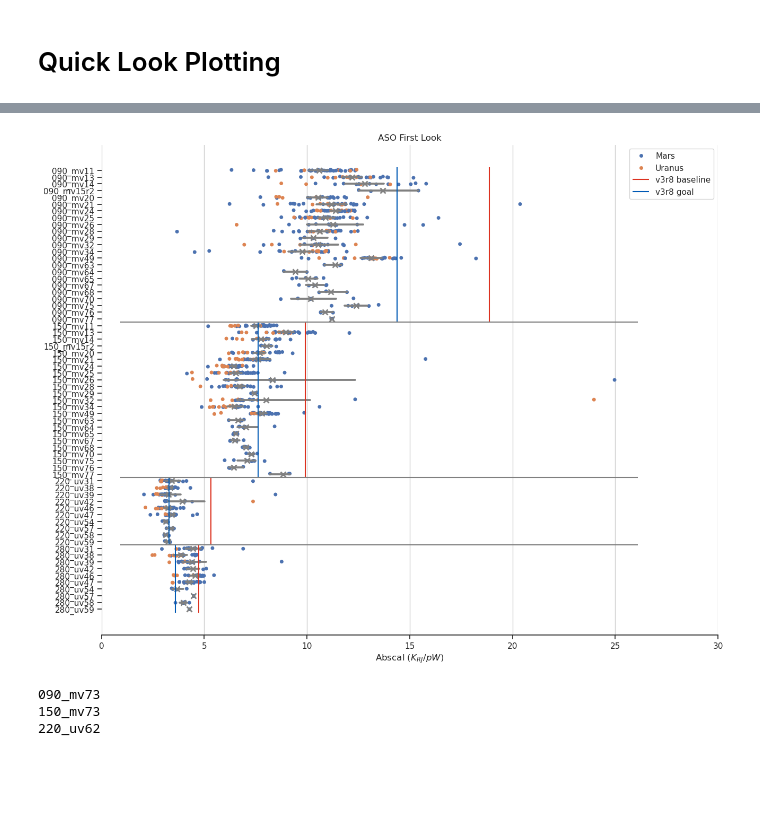
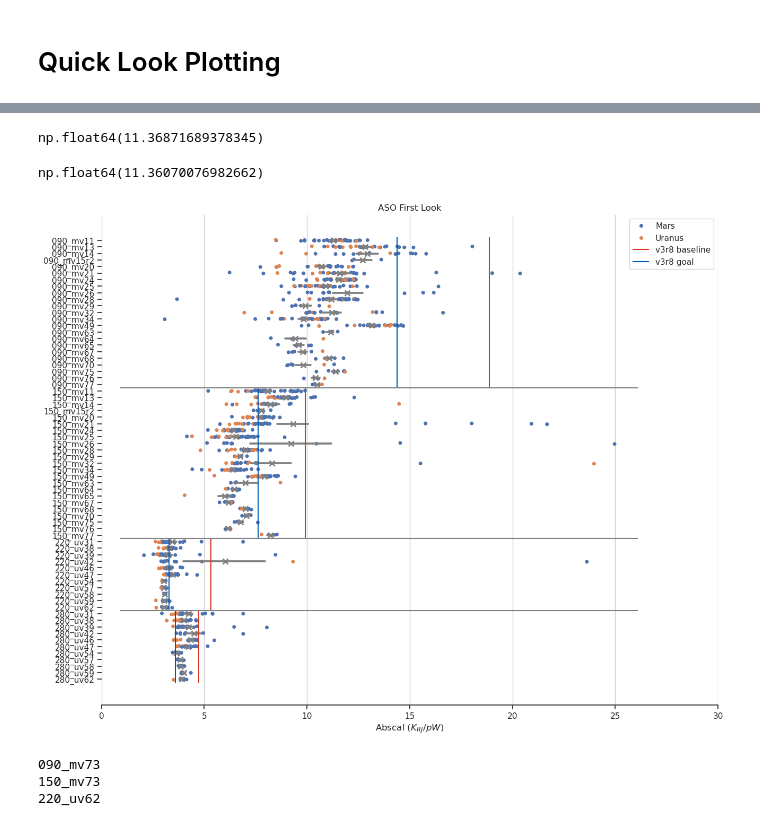
Before and after one commit to Sulla2012/LAT_Loading, a Jupyter notebook: latcom/notebooks/abscal.ipynb, the cells around one changed output, grey strips where cells are left out. Cells and saved outputs as stored; diff of their text form; code cells hidden in the pictures; blank space fills up the shorter version.

```diff
--- a/latcom/notebooks/abscal.ipynb
+++ b/latcom/notebooks/abscal.ipynb
@@ -121,0 +106,5 @@ ufms
+# %%
+label=labels[0]
+data = df[df.labels == label].cals.to_numpy()
+
+cals_boot = bootstrap(data)
@@ -122,3 +121,11 @@ ufms
+# %%
+boostrap(data,
+# %% [output]
+np.float64(11.36871689378345)
+# %%
+np.mean(cals_boot)
+# %% [output]
+np.float64(11.36070076982662)
 # %%
 t_cut_low = Time("2026-05-01T00:00:00", format="isot", scale="utc")
 t_cut_high = Time("2026-09-01T00:00:00", format="isot", scale="utc")
@@ -165,7 +172,7 @@ cut_planets = ["Saturn", "Neptune"]
 sns.stripplot(df.where((df.pwvs < 3) & (df.cals < 30) & (df.times > t_cut.unix) & (~df.sources.isin(cut_planets))),
     x="cals", y="labels", hue="sources", zorder=1,)
 sns.pointplot(data=df.where((df.pwvs < 3) & (df.cals < 30) & (df.times > t_cut.unix) & (~df.sources.isin(cut_planets))),
-    x="cals", y="labels", linestyle="none", marker="x", color="0.5", zorder=2,)
+    x="cals", y="labels", linestyle="none", marker="x", color="0.5", zorder=2, errorbar=bootstrap_err)
 
 #sns.pointplot(data=means_df, x="nominal_cals", y="labels", linestyle="none", marker="x", color="black", zorder=2, label="SO Nominal", markersize=6)
 #plot = sns.pointplot(data=means_df, x="aso_cals", y="labels", linestyle="none", marker="o", color="blue", zorder=2, label="ASO", markersize=6)
@@ -193,34 +200,34 @@ pos_150 = pos_090 + len([label for label in set(df[(df.pwvs < 3) & (df.cals < 50
 pos_220 = pos_150 + len([label for label in set(df[(df.pwvs < 3) & (df.cals < 50) & (df.times > t_cut.unix) & (~df.sources.isin(cut_planets))].labels.to_numpy()) if "220" in label])
 pos_280 = pos_220 + len([label for label in set(df[(df.pwvs < 3) & (df.cals < 50) & (df.times > t_cut.unix) & (~df.sources.isin(cut_planets))].labels.to_numpy()) if "280" in label])
 
 plt.vlines(1.0 / (1e12 * (sim["MF"]["baseline"]["MF_1"]["dpdt_rj"])), ymin=ymin, ymax=pos_090, label="v3r8 baseline", color=c_base,)
 plt.vlines(1.0 / (1e12 * (sim["MF"]["goal"]["MF_1"]["dpdt_rj"])), ymin=ymin, ymax=pos_090, label="v3r8 goal", color=c_goal,)
 
 plt.vlines(1.0 / (1e12 * (sim["MF"]["baseline"]["MF_2"]["dpdt_rj"])), ymin=pos_090, ymax=pos_150, label=None, color=c_base,)
 plt.vlines(1.0 / (1e12 * (sim["MF"]["goal"]["MF_2"]["dpdt_rj"])), ymin=pos_090, ymax=pos_150, label=None, color=c_goal,)
 
 plt.vlines(1.0 / (1e12 * (sim["UHF"]["baseline"]["UHF_1"]["dpdt_rj"])), ymin=pos_150, ymax=pos_220, label=None, color=c_base,)
 plt.vlines(1.0 / (1e12 * (sim["UHF"]["goal"]["UHF_1"]["dpdt_rj"])), ymin=pos_150, ymax=pos_220, label=None, color=c_goal,)
 
 plt.vlines(1.0 / (1e12 * (sim["UHF"]["baseline"]["UHF_2"]["dpdt_rj"])), ymin=pos_220, ymax=ymax, label=None, color=c_base,)
 plt.vlines(1.0 / (1e12 * (sim["UHF"]["goal"]["UHF_2"]["dpdt_rj"])), ymin=pos_220, ymax=ymax, label=None, color=c_goal,)
 
 plt.hlines([pos_090, pos_150, pos_220], xmin=xmin, xmax=xmax, color="0.5")
 
 plt.xlim(0, 30)
 
 # Tweak the visual presentation
 ax.xaxis.grid(True)
 ax.set(xlabel="Abscal ($K_{RJ}/pW$)", ylabel="", title="ASO First Look")
 sns.despine(trim=True, left=True)
 
 plt.legend()
 output_dir = Path(f"../../plts/abscals/")
 output_dir.mkdir(parents=True, exist_ok=True)
 plt.savefig(output_dir / "abscals_080426.png", dpi=300)
 plt.savefig(output_dir / "abscals_080426.pdf", dpi=300)
 # %% [output]
-[figure, old version]
+[figure, new version]
 # %%
 set_labels = np.unique(df.labels)
 cut_planet = "Saturn"
```
Also changed, not shown: parts of 4 cells of this notebook, 7 other files.
